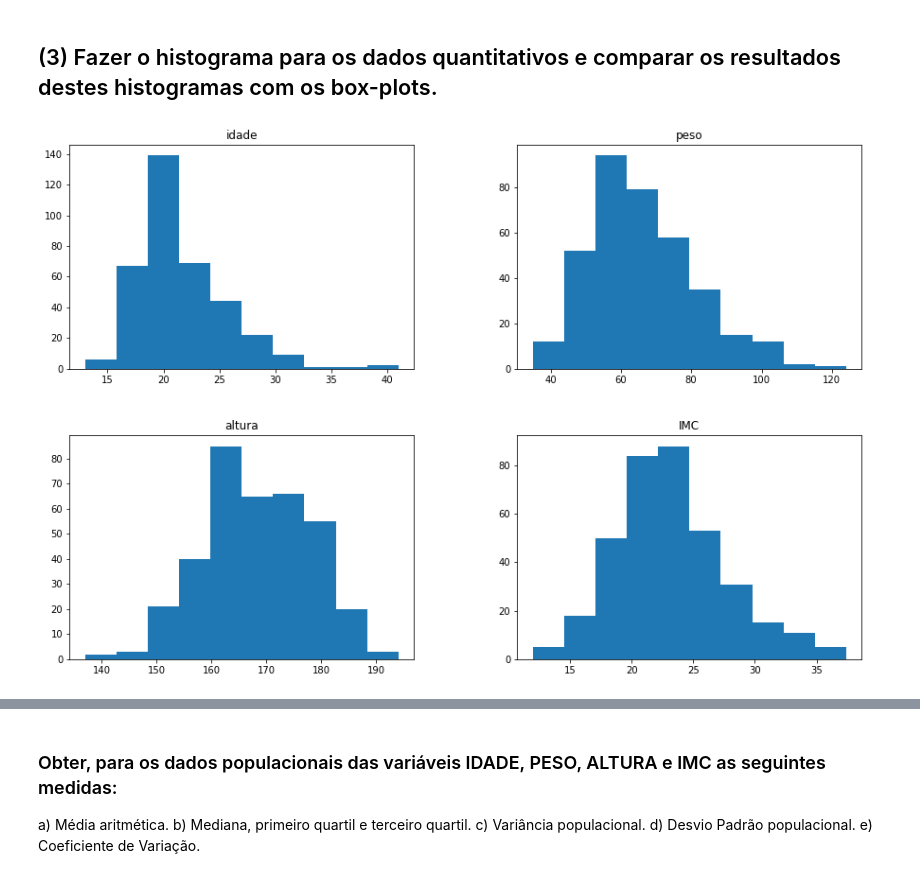
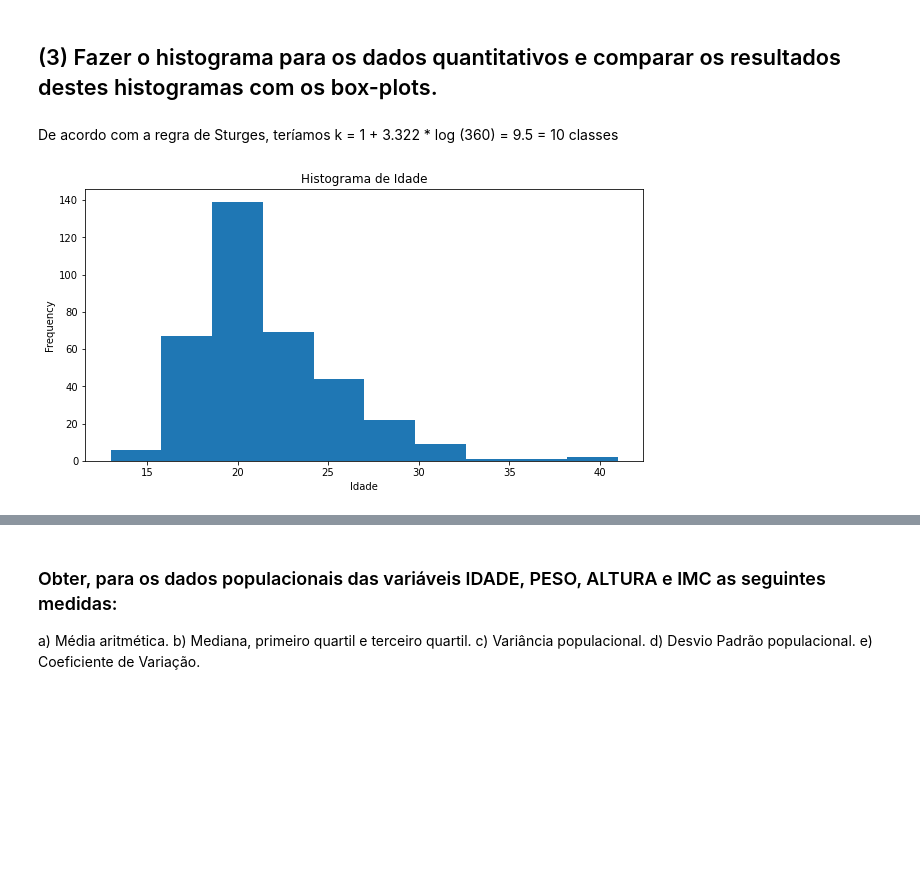
Before and after one commit to danielesantiago/Probabilidade-e-Estatistica, a Jupyter notebook: Atividade 2.ipynb, the cells around one changed output, grey strips where cells are left out. Saved outputs shown, nothing was run; the diff lists cells and outputs as text; code cells hidden in the pictures; blank space fills up the shorter version.

```diff
--- a/Atividade 2.ipynb
+++ b/Atividade 2.ipynb
@@ -201,7 +220,13 @@ Limite inferior de price:  12.337500000000004
 Com o boxplot para a varíavel IMC podemos observar que a mediana está em 22.85. Ao calcular a média, obtemos 23.24, o que é um valor aproximado. O valor mínimo identificado pela haste inferior é 12, enquanto o máximo, identificado pela haste superior é 37.4. Ao verificar o gráfico, há a presença de outliers. Isto acontece porque se definirmos o IQR para o nosso conjunto de idades, temos como limite superior 33.23 contudo, não podemos descartar essas informações porque são relevantes.
 # %% [markdown]
 ## (3) Fazer o histograma para os dados quantitativos e comparar os resultados destes histogramas com os box-plots.
-# %%
-df[['idade', 'peso', 'altura', 'IMC']].hist(figsize=(15,10), grid=False);
-# %% [output]
-[figure, removed]
+# %% [markdown]
+De acordo com a regra de Sturges, teríamos
+k = 1 + 3.322 * log (360) = 9.5 = 10 classes
+# %%
+fig, ax = plt.subplots(figsize=(10,5))
+ax.set_xlabel("Idade")
+ax.set_title("Histograma de Idade")
+df.idade.plot(kind = 'hist', ax = ax, bins = 10);
+# %% [output]
+[figure, added]
```
Also changed, not shown: parts of 11 cells of this notebook.
